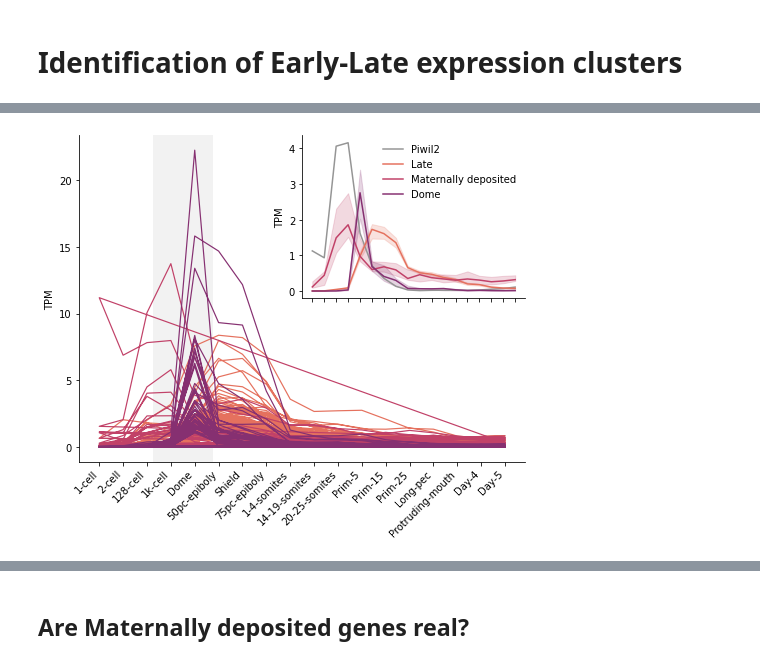
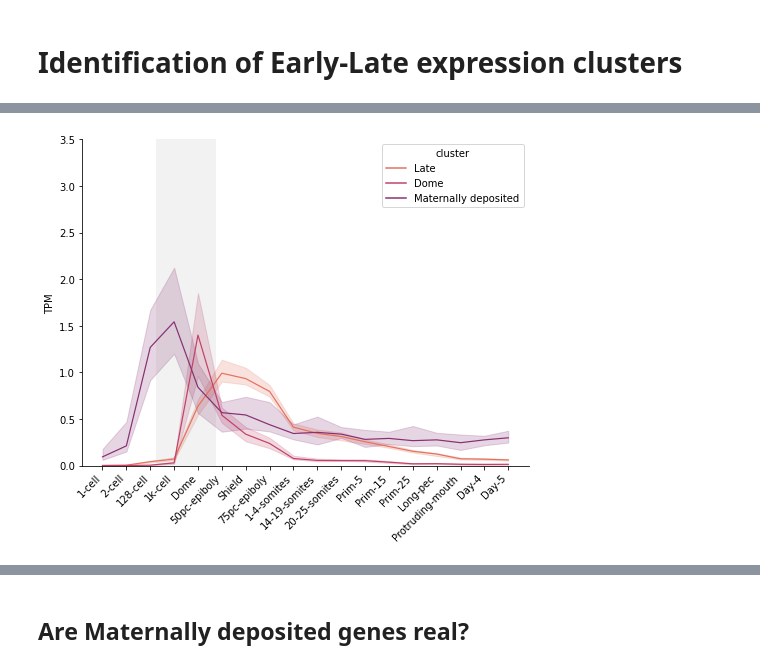
Before and after one commit to jonathan-wells/finz-znf, a Jupyter notebook: analysis/expression.ipynb, the cells around one changed output, grey strips where cells are left out. Saved outputs shown, nothing was run; the diff lists cells and outputs as text; code cells hidden in the pictures.

```diff
--- a/analysis/expression.ipynb
+++ b/analysis/expression.ipynb
@@ -63,7 +63,7 @@ def calc_tpm(counts_df, genelengths):
 #                    .reset_index()
     tpm_df = counts_df.copy()
     # Calculate TPM
-    ascale = tpm_df.groupby('stageName')['counts'].sum()/1e06
+    ascale = tpm_df.groupby('stageName')['counts'].sum()/1000000
     ascale = dict(zip(ascale.reset_index().stageName, ascale.reset_index().counts))
     tpm_df['len'] = tpm_df['gene'].apply(lambda x: genelengths[x])
     tpm_df['rpk'] = tpm_df['counts']/(tpm_df['len']/1000)
@@ -135,7 +135,7 @@ with open('../data/seqs/Danio_rerio_hiqual_finz.aa.fa') as infile:
             finz.append(finz_gene.group(1))
 
 
-expressed = set(tpm_df.loc[(tpm_df.tpm >= 1) & (tpm_df.gene.isin(finz)), 'gene'].to_list())
+expressed = set(tpm_df.loc[(tpm_df.tpm >= 0.5) & (tpm_df.gene.isin(finz)), 'gene'].to_list())
 print(len(set(finz)))
 print(len(expressed))
 
@@ -200,7 +200,7 @@ cg.savefig('../figs/fznf_clustermap.png', bbox_inches='tight', dpi=300)
 # Now extract the cluster information from the dendrogram and save the TPM dataframe
 nclusts = 3
 clusters = {}
-cluster_labels = {1.0: 'Maternally deposited', 2.0: 'Dome', 0.0: 'Late', 3.0: 'X', 4.0: 'Y', 5.0: 'Z'}
+cluster_labels = {2.0: 'Maternally deposited', 1.0: 'Dome', 0.0: 'Late', 3.0: 'X', 4.0: 'Y', 5.0: 'Z'}
 for pair in zip(cut_tree(cg.dendrogram_row.linkage, nclusts), finz_matrix.index):
     clusters[pair[1]] = cluster_labels[pair[0][0]]
 tpm_df['cluster'] = None
@@ -208,56 +208,70 @@ tpm_df['cluster'] = tpm_df['gene'].apply(lambda x: clusters.get(x, 'NC'))
 tpm_df.to_csv('../data/finz_expression_tpm.txt', sep='\t', index=False)
 # %%
 fig, ax = plt.subplots(figsize=(8, 6))
-axin1 = ax.inset_axes([0.5, 0.5, 0.5, 0.5])
+# axin1 = ax.inset_axes([0.5, 0.5, 0.5, 0.5])
 ax.axvline(x=3.5, lw=60, alpha=0.1,color='gray')
 
-tpm_df['genename'] = ''
-tpm_df.loc[tpm_df.gene == 'ENSDARG00000062601', 'genename'] = 'Piwil2'
-
-sns.lineplot(data=tpm_df.loc[tpm_df.gene.isin(expressed)],
+sns.lineplot(data=tpm_df.loc[(tpm_df.gene.isin(expressed))],
              x='stageName',
              y='tpm',
              sort=False,
              hue='cluster',
              palette='flare',
              lw=1.2,
-             estimator=None,
+             estimator=np.median,
+             ci=90,
              ax=ax)
 
-sns.lineplot(data=tpm_df.loc[tpm_df.gene.isin(['ENSDARG00000062601'])],
-             x='stageName',
-             y='tpm',
-             sort=False,
-             lw=1.5,
-             hue='genename',
-             palette='Greys',
-             ax=axin1)
-sns.lineplot(data=tpm_df.loc[tpm_df.gene.isin(expressed)],
-             x='stageName',
-             y='tpm',
-             sort=False,
-             hue='cluster',
-             palette='flare',
-             estimator=np.median,
-             ci=90,
-             lw=1.5,
-             ax=axin1)
+
+# tpm_df['genename'] = ''
+# tpm_df.loc[tpm_df.gene == 'ENSDARG00000062601', 'genename'] = 'Piwil2'
+
+# sns.lineplot(data=tpm_df.loc[tpm_df.gene.isin(expressed)],
+#              x='stageName',
+#              y='tpm',
+#              sort=False,
+#              hue='cluster',
+#              palette='flare',
+#              lw=1.2,
+#              estimator=None,
+#              ax=ax)
+
+# sns.lineplot(data=tpm_df.loc[tpm_df.gene.isin(['ENSDARG00000062601'])],
+#              x='stageName',
+#              y='tpm',
+#              sort=False,
+#              lw=1.5,
+#              hue='genename',
+#              palette='Greys',
+#              ax=axin1)
+# sns.lineplot(data=tpm_df.loc[tpm_df.gene.isin(expressed)],
+#              x='stageName',
+#              y='tpm',
+#              sort=False,
+#              hue='cluster',
+#              palette='flare',
+#              estimator=np.median,
+#              ci=90,
+#              lw=1.5,
+#              ax=axin1)
 
 ax.set_xlabel('')
 ax.set_ylabel('TPM')
 plt.xticks(rotation=45, ha='right')
-ax.get_legend().remove()
+ax.set_ylim(0, 3.5)
+# ax.get_legend().remove()
 
-axin1.legend(frameon=False)
-axin1.set_ylabel('TPM')
-axin1.set_xlabel('')
-axin1.set_xticklabels([])
-axin1.spines['right'].set_visible(False)
-axin1.spines['top'].set_visible(False)
+# axin1.legend(frameon=False)
+# axin1.set_ylabel('TPM')
+# axin1.set_xlabel('')
+# axin1.set_xticklabels([])
+# axin1.spines['right'].set_visible(False)
+# axin1.spines['top'].set_visible(False)
 
 sns.despine()
-plt.show()
+
 fig.savefig('../figs/fznf_cluster_expression.pdf', bbox_inches='tight', dpi=300)
 fig.savefig('../figs/fznf_cluster_expression.png', bbox_inches='tight', dpi=300)
+plt.show()
 # %% [output]
-[figure, old version]
+[figure, new version]
```
Also changed, not shown: parts of 17 cells of this notebook, 10 other files.
